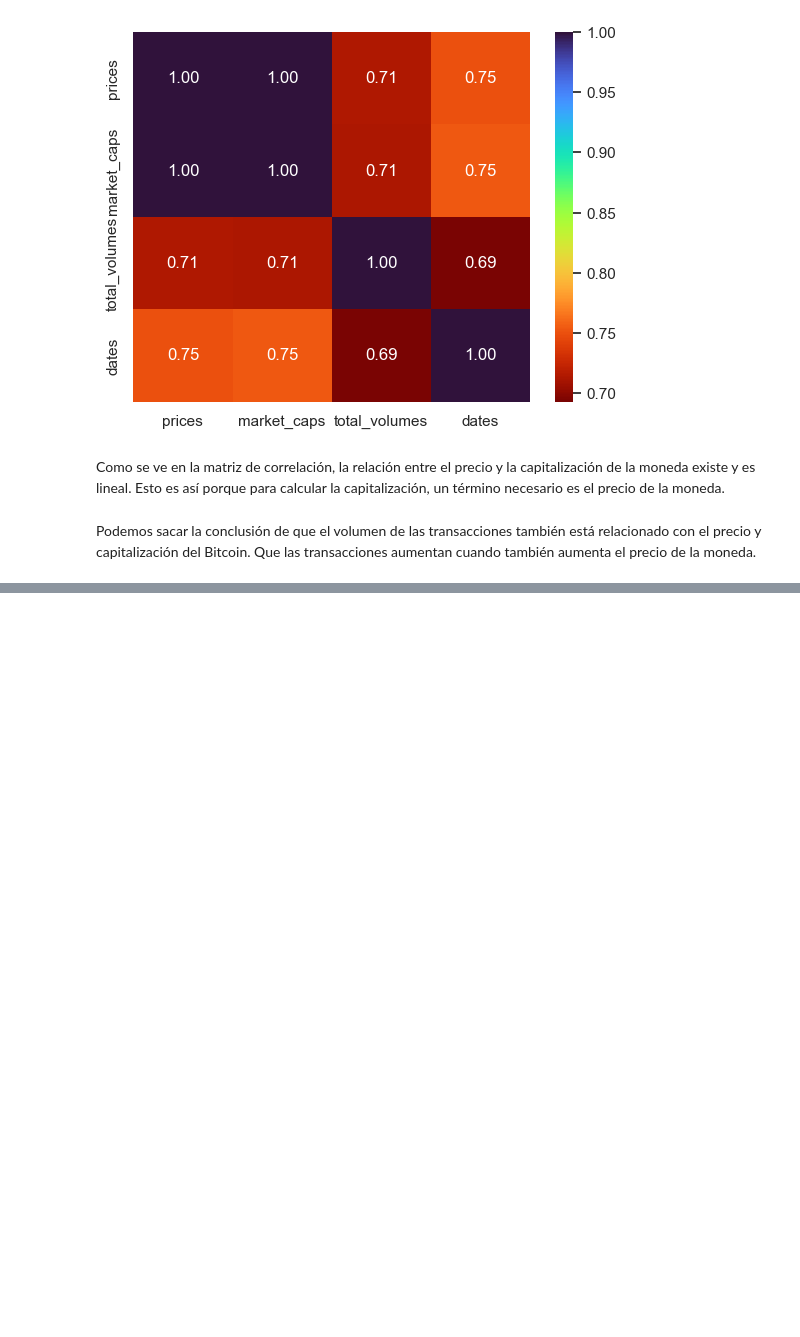
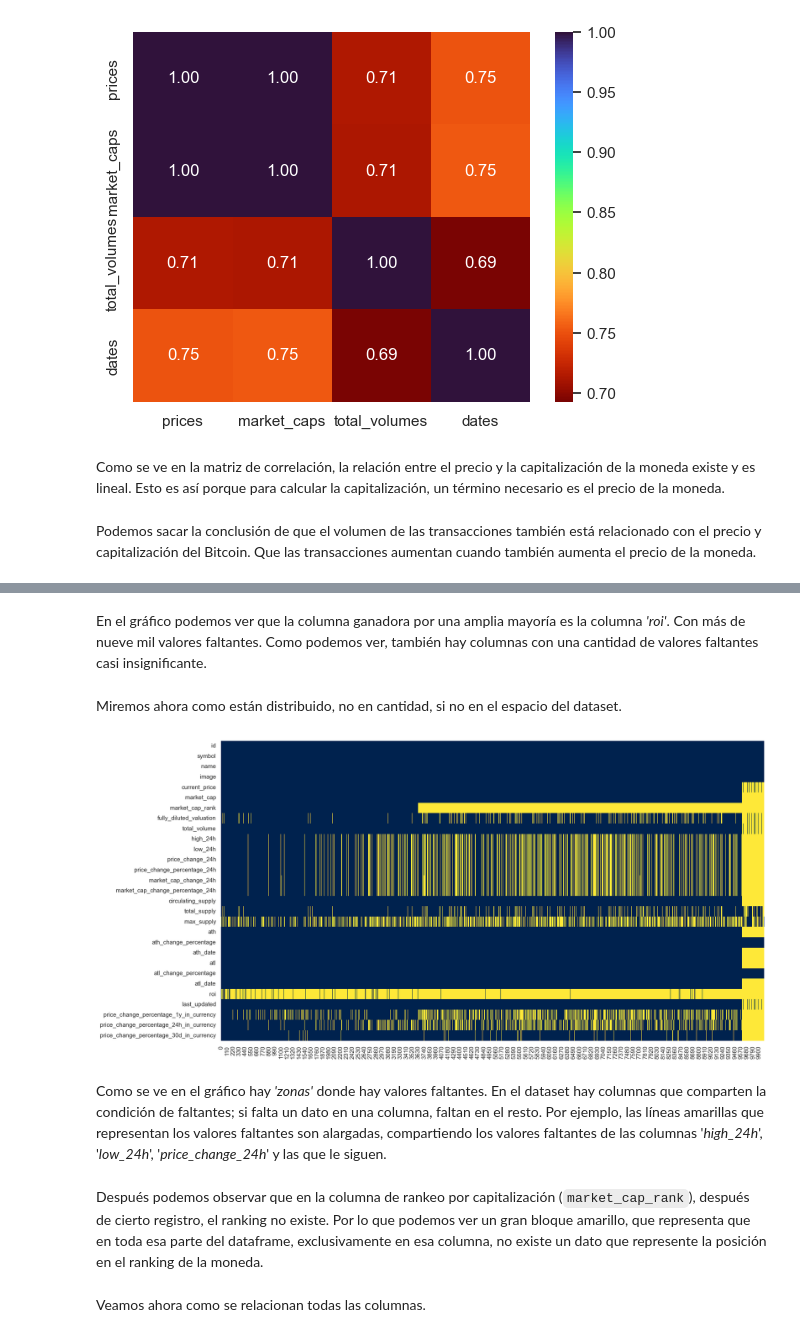
Before and after one commit to Mariagustin-Prg/PI-DA_CoinGekco, a Jupyter notebook: Exploratory Data Analytics.ipynb, the cells around one changed output, grey strips where cells are left out. Saved outputs shown, nothing was run; the diff lists cells and outputs as text; code cells hidden in the pictures; blank space fills up the shorter version.

````diff
--- a/Exploratory Data Analytics.ipynb
+++ b/Exploratory Data Analytics.ipynb
@@ -522,0 +646,16 @@ Podemos sacar la conclusión de que el volumen de las transacciones también est
+# %% [markdown]
+En el gráfico podemos ver que la columna ganadora por una amplia mayoría es la columna *'roi'*. Con más de nueve mil valores faltantes. Como podemos ver, también hay columnas con una cantidad de valores faltantes casi insignificante.
+# %% [markdown]
+Miremos ahora como están distribuido, no en cantidad, si no en el espacio del dataset.
+# %%
+plt.figure(figsize = (18, 10))
+sns.heatmap(df.isnull().astype(int).T, cmap= 'cividis', cbar= False)
+plt.show()
+# %% [output]
+[figure, added]
+# %% [markdown]
+Como se ve en el gráfico hay *'zonas'* donde hay valores faltantes. En el dataset hay columnas que comparten la condición de faltantes; si falta un dato en una columna, faltan en el resto. Por ejemplo, las líneas amarillas que representan los valores faltantes son alargadas, compartiendo los valores faltantes de las columnas '*high_24h*', '*low_24h*', '*price_change_24h*' y las que le siguen.
+# %% [markdown]
+Después podemos observar que en la columna de rankeo por capitalización (```market_cap_rank```), después de cierto registro, el ranking no existe. Por lo que podemos ver un gran bloque amarillo, que representa que en toda esa parte del dataframe, exclusivamente en esa columna, no existe un dato que represente la posición en el ranking de la moneda.
+# %% [markdown]
+Veamos ahora como se relacionan todas las columnas.
````
Also changed, not shown: parts of 27 cells of this notebook, 1 other file.
